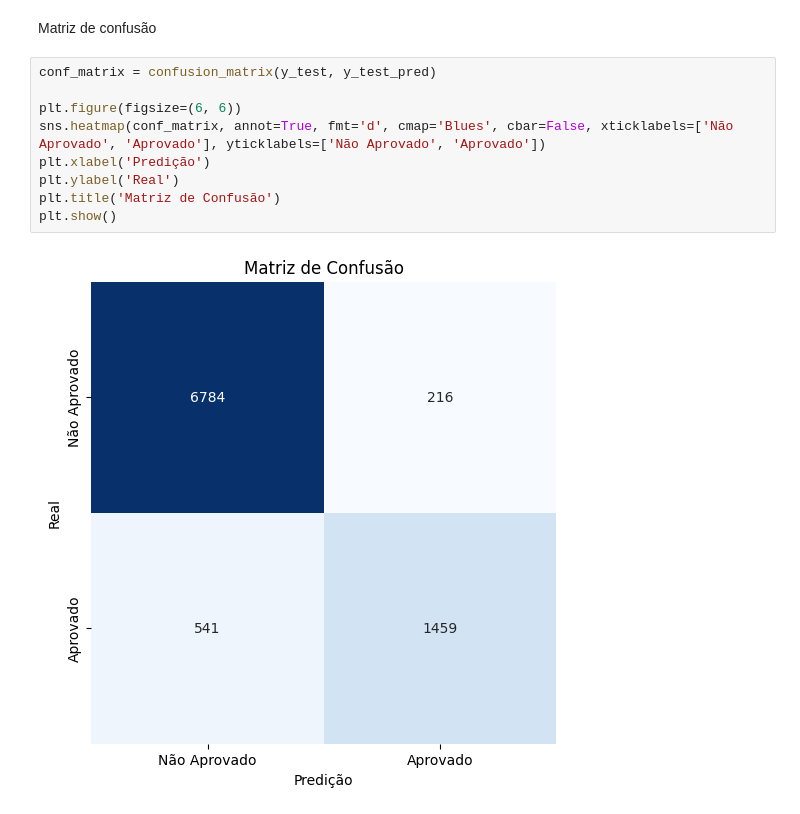
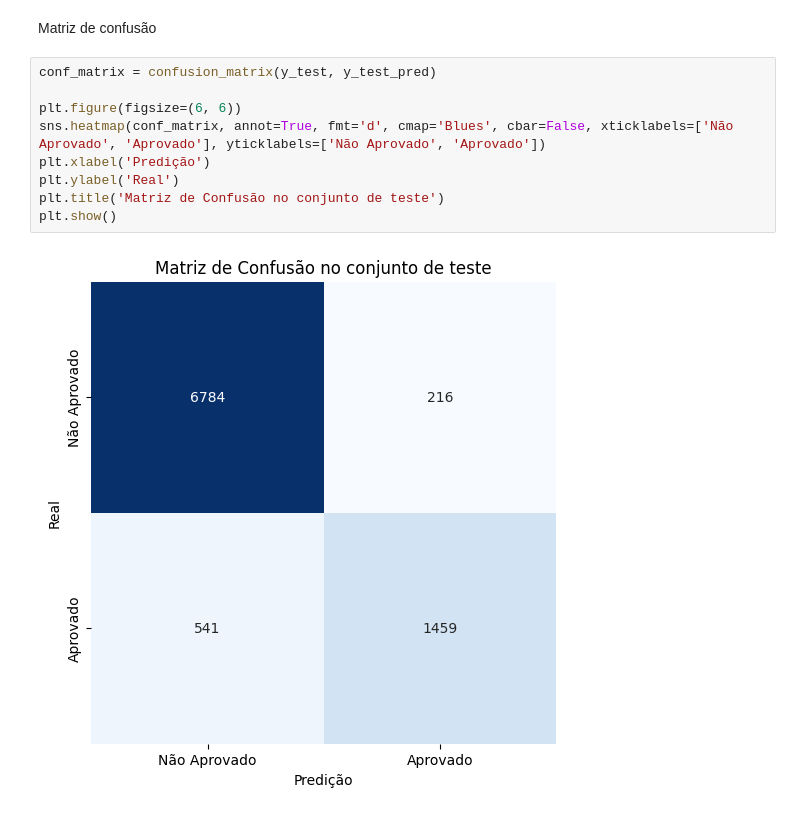
Before and after one commit to Labourguignonn/models-am, a Jupyter notebook: modelos/decision_tree.ipynb, the cells around one changed output. Saved outputs shown, nothing was run; the diff lists cells and outputs as text.

```diff
--- a/modelos/decision_tree.ipynb
+++ b/modelos/decision_tree.ipynb
@@ -251,11 +236,11 @@ Matriz de confusão
 # %%
 conf_matrix = confusion_matrix(y_test, y_test_pred)
 
 plt.figure(figsize=(6, 6))
 sns.heatmap(conf_matrix, annot=True, fmt='d', cmap='Blues', cbar=False, xticklabels=['Não Aprovado', 'Aprovado'], yticklabels=['Não Aprovado', 'Aprovado'])
 plt.xlabel('Predição')
 plt.ylabel('Real')
-plt.title('Matriz de Confusão')
+plt.title('Matriz de Confusão no conjunto de teste')
 plt.show()
 # %% [output]
-[figure, old version]
+[figure, new version]
```
Also changed, not shown: parts of 1 cell of this notebook, 2 other files.
